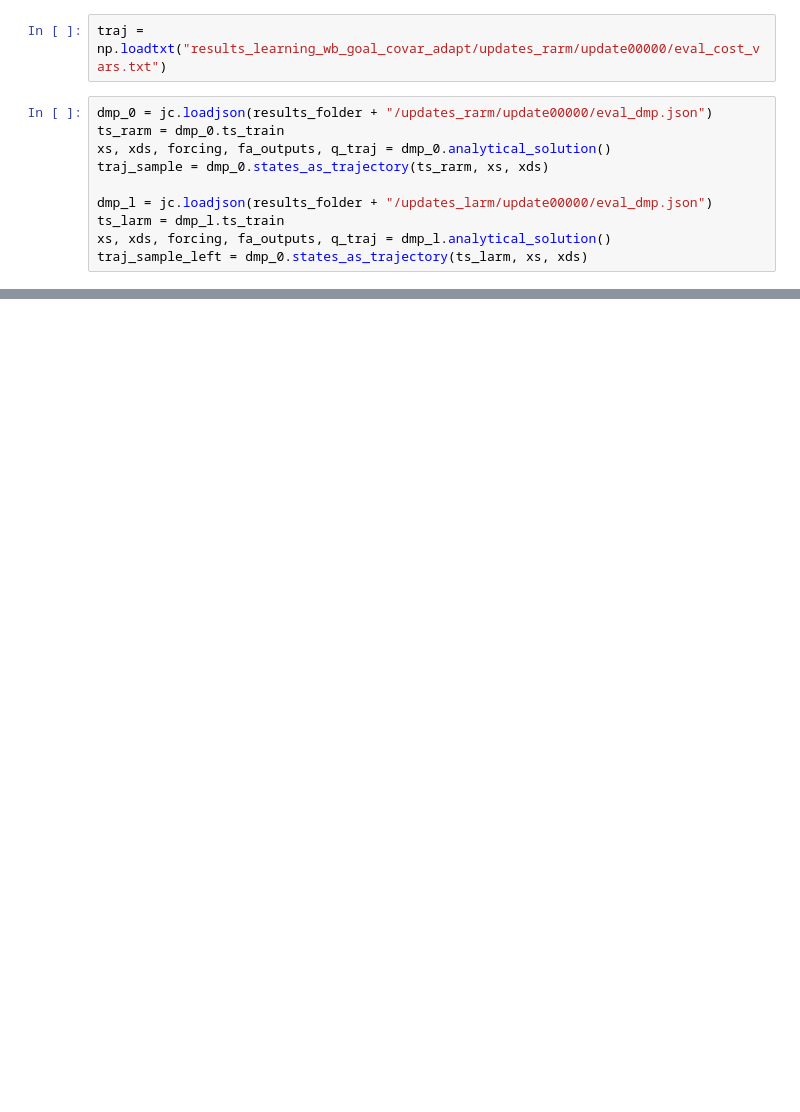
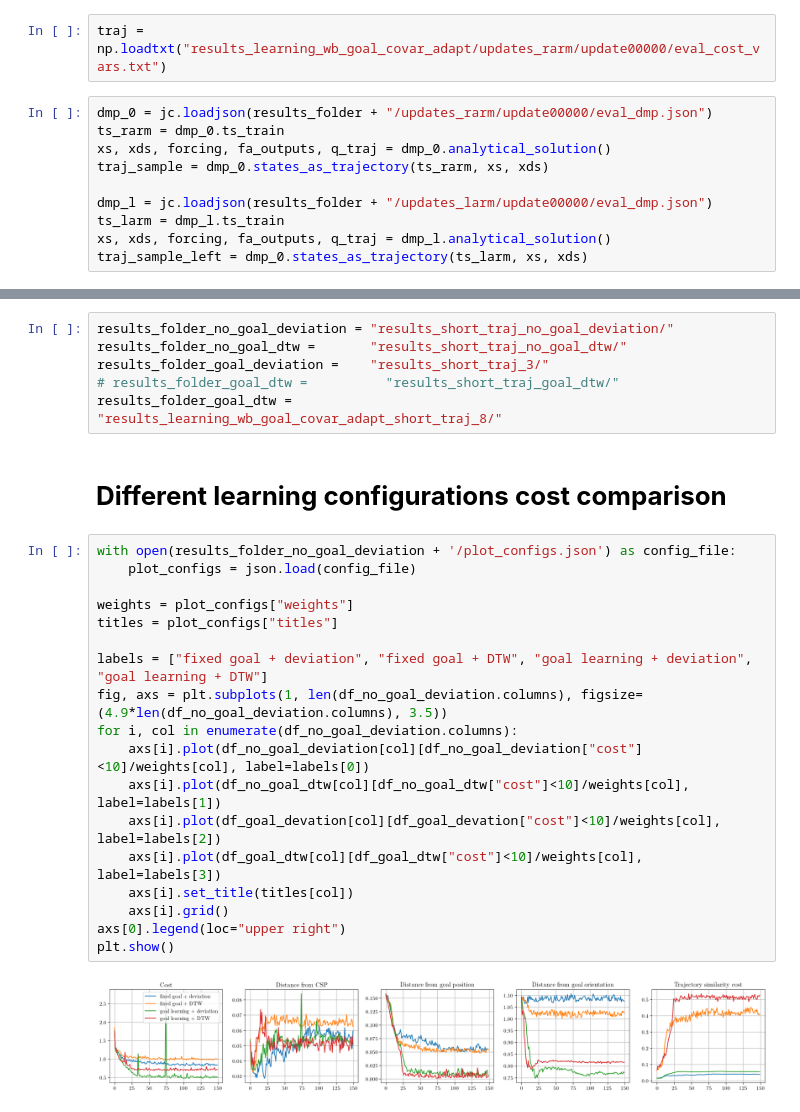
Before and after one commit to Savevska/dmpbbo, a Jupyter notebook: examples/catkin_ws/src/reaching_task_cart/plot_results.ipynb, the cells around one changed output, grey strips where cells are left out. Saved outputs shown, nothing was run; the diff lists cells and outputs as text; blank space fills up the shorter version.

```diff
--- a/examples/catkin_ws/src/reaching_task_cart/plot_results.ipynb
+++ b/examples/catkin_ws/src/reaching_task_cart/plot_results.ipynb
@@ -202,0 +383,28 @@ array([-0.01774773,  0.4146946 , -0.19042965])
+# %%
+results_folder_no_goal_deviation = "results_short_traj_no_goal_deviation/"
+results_folder_no_goal_dtw =       "results_short_traj_no_goal_dtw/"
+results_folder_goal_deviation =    "results_short_traj_3/"
+# results_folder_goal_dtw =          "results_short_traj_goal_dtw/"
+results_folder_goal_dtw =          "results_learning_wb_goal_covar_adapt_short_traj_8/"
+# %% [markdown]
+# <b> Different learning configurations cost comparison </b>
+# %%
+with open(results_folder_no_goal_deviation + '/plot_configs.json') as config_file:
+    plot_configs = json.load(config_file)
+
+weights = plot_configs["weights"]
+titles = plot_configs["titles"]
+
+labels = ["fixed goal + deviation", "fixed goal + DTW", "goal learning + deviation", "goal learning + DTW"]
+fig, axs = plt.subplots(1, len(df_no_goal_deviation.columns), figsize=(4.9*len(df_no_goal_deviation.columns), 3.5))
+for i, col in enumerate(df_no_goal_deviation.columns):
+    axs[i].plot(df_no_goal_deviation[col][df_no_goal_deviation["cost"]<10]/weights[col], label=labels[0])
+    axs[i].plot(df_no_goal_dtw[col][df_no_goal_dtw["cost"]<10]/weights[col], label=labels[1])
+    axs[i].plot(df_goal_devation[col][df_goal_devation["cost"]<10]/weights[col], label=labels[2])
+    axs[i].plot(df_goal_dtw[col][df_goal_dtw["cost"]<10]/weights[col], label=labels[3])
+    axs[i].set_title(titles[col])
+    axs[i].grid()
+axs[0].legend(loc="upper right")
+plt.show()
+# %% [output]
+[figure, added]
```
Also changed, not shown: parts of 44 cells of this notebook, 50 other files.
